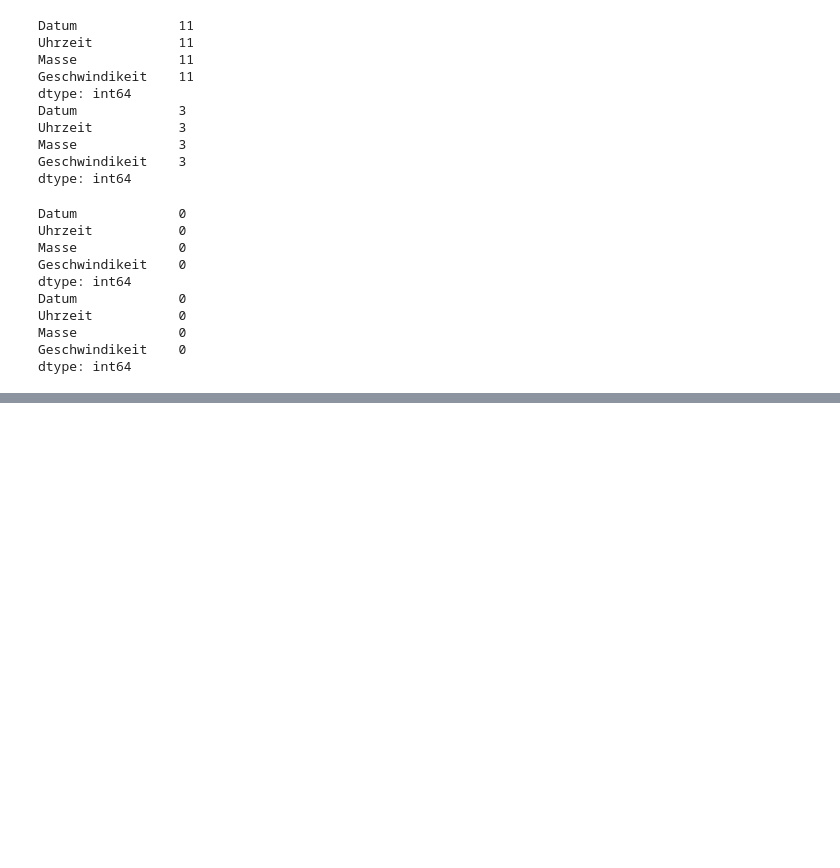
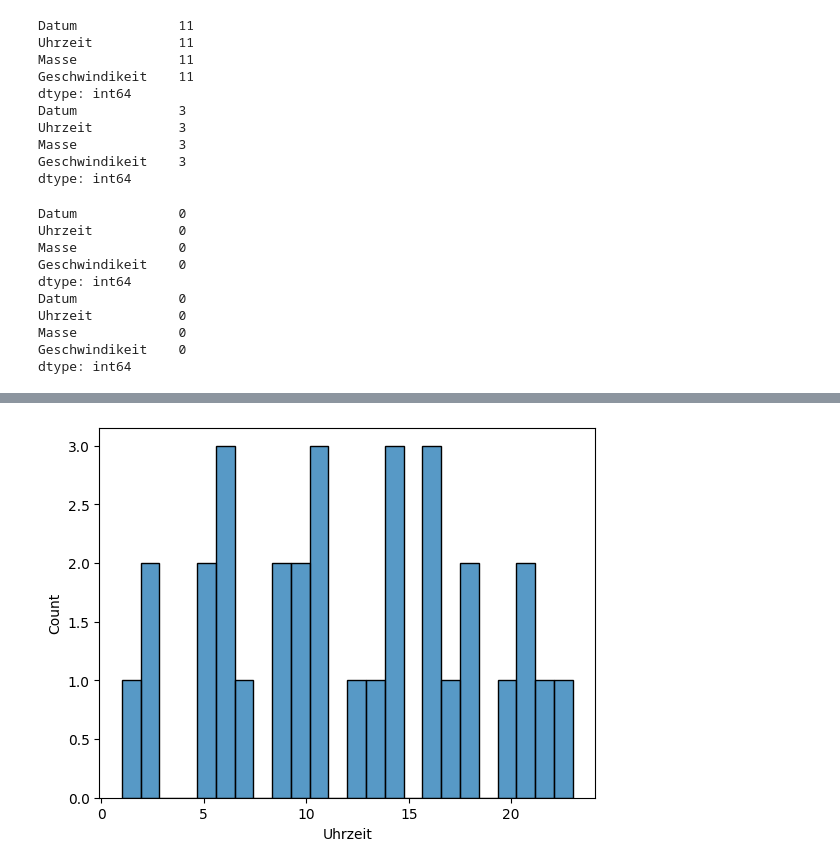
Before and after one commit to staldenhoefler/Steinschlag, a Jupyter notebook: eda/dsa_eda.ipynb, the cells around one changed output, grey strips where cells are left out. Cells and saved outputs as stored; diff of their text form; code cells hidden in the pictures; blank space fills up the shorter version.

```diff
--- a/eda/dsa_eda.ipynb
+++ b/eda/dsa_eda.ipynb
@@ -111,0 +170,5 @@ dtype: int64
+# %%
+sns.histplot(data=abloeseZone2, x="Uhrzeit", bins=24)
+plt.show()
+# %% [output]
+[figure, added]
```
Also changed, not shown: parts of 9 cells of this notebook, 1 other file.
